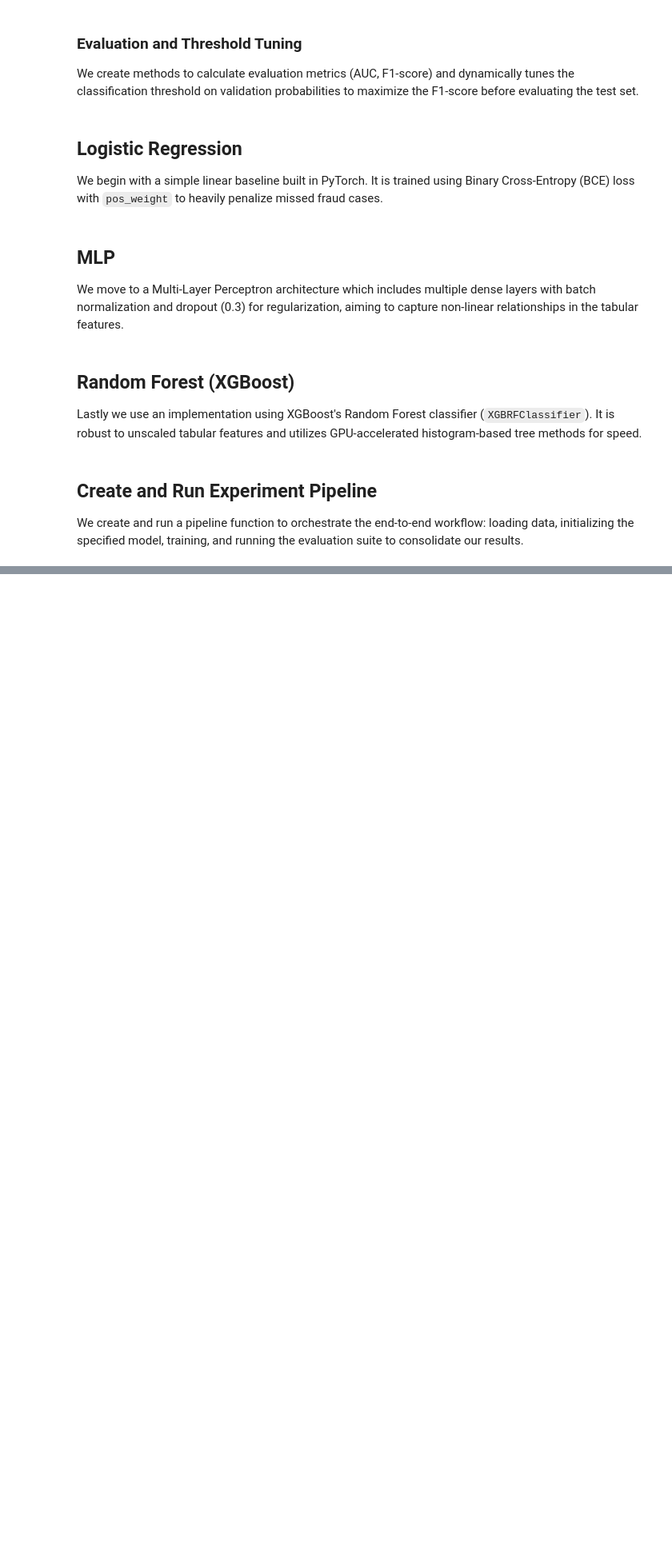
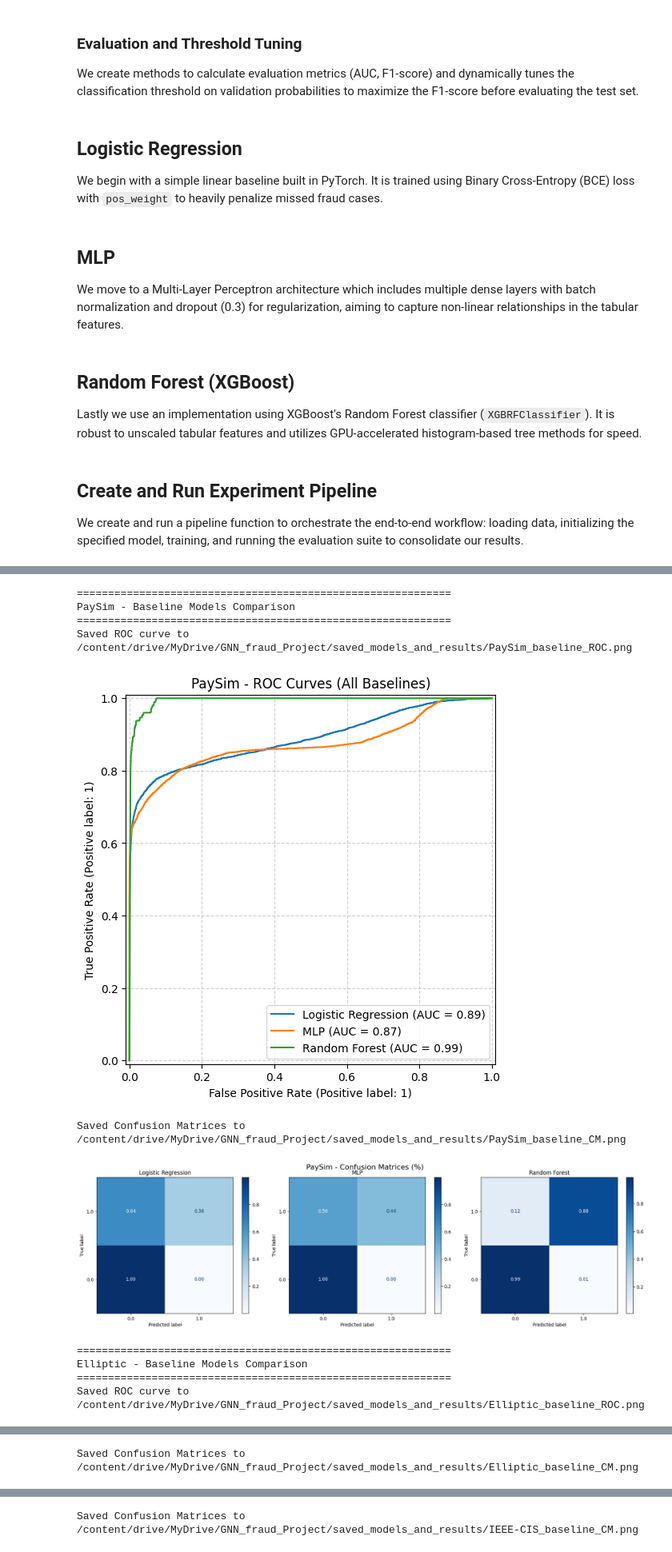
Before and after one commit to iking919/Detecting_Financial_Fraud_via_GNNs, a Jupyter notebook: notebooks/03_baseline_models.ipynb, the cells around one changed output, grey strips where cells are left out. Shown at 80% size. Cells and saved outputs as stored; diff of their text form; code cells hidden in the pictures; blank space fills up the shorter version.

```diff
--- a/notebooks/03_baseline_models.ipynb
+++ b/notebooks/03_baseline_models.ipynb
@@ -629,0 +521,60 @@ IEEE-CIS - Best Model: Random Forest (F1: 0.4166)
+# %%
+import os
+from sklearn.metrics import RocCurveDisplay, ConfusionMatrixDisplay
+import matplotlib.pyplot as plt
+
+save_dir = '/content/drive/MyDrive/GNN_fraud_Project/saved_models_and_results'
+os.makedirs(save_dir, exist_ok=True)
+
+for dataset, models in all_results.items():
+    print(f"\n{'='*60}\n{dataset} - Baseline Models Comparison\n{'='*60}")
+
+    # 1. Overlayed ROC Curves
+    fig_roc, ax_roc = plt.subplots(figsize=(8, 6))
+    for model_name, (y_test, y_pred, y_prob) in models.items():
+        RocCurveDisplay.from_predictions(y_test, y_prob, name=model_name, ax=ax_roc)
+    ax_roc.set_title(f"{dataset} - ROC Curves (All Baselines)")
+    ax_roc.grid(True, linestyle='--', alpha=0.6)
+
+    roc_path = os.path.join(save_dir, f"{dataset}_baseline_ROC.png")
+    plt.savefig(roc_path, bbox_inches='tight')
+    print(f"Saved ROC curve to {roc_path}")
+    plt.show()
+
+    # 2. Side-by-side Confusion Matrices
+    num_models = len(models)
+    fig_cm, axes_cm = plt.subplots(1, num_models, figsize=(6 * num_models, 5))
+    if num_models == 1:
+        axes_cm = [axes_cm]
+
+    for ax, (model_name, (y_test, y_pred, y_prob)) in zip(axes_cm, models.items()):
+        disp = ConfusionMatrixDisplay.from_predictions(
+            y_test,
+            y_pred,
+            normalize='true',
+            values_format=".2f",
+            ax=ax,
+            cmap='Blues'
+        )
+        ax.set_title(f"{model_name}")
+        disp.ax_.invert_yaxis()
+
+    fig_cm.suptitle(f"{dataset} - Confusion Matrices (%)", fontsize=16)
+    plt.tight_layout()
+
+    cm_path = os.path.join(save_dir, f"{dataset}_baseline_CM.png")
+    plt.savefig(cm_path, bbox_inches='tight')
+    print(f"Saved Confusion Matrices to {cm_path}")
+    plt.show()
+# %% [output]
+============================================================
+PaySim - Baseline Models Comparison
+============================================================
+Saved ROC curve to /content/drive/MyDrive/GNN_fraud_Project/saved_models_and_results/PaySim_baseline_ROC.png
+[figure, added]
+Saved Confusion Matrices to /content/drive/MyDrive/GNN_fraud_Project/saved_models_and_results/PaySim_baseline_CM.png
+[figure, added]
+============================================================
+Elliptic - Baseline Models Comparison
+============================================================
+Saved ROC curve to /content/drive/MyDrive/GNN_fraud_Project/saved_models_and_results/Elliptic_baseline_ROC.png
@@ -629,0 +582 @@ IEEE-CIS - Best Model: Random Forest (F1: 0.4166)
+Saved Confusion Matrices to /content/drive/MyDrive/GNN_fraud_Project/saved_models_and_results/Elliptic_baseline_CM.png
@@ -629,0 +589 @@ IEEE-CIS - Best Model: Random Forest (F1: 0.4166)
+Saved Confusion Matrices to /content/drive/MyDrive/GNN_fraud_Project/saved_models_and_results/IEEE-CIS_baseline_CM.png
```
Also changed, not shown: parts of 9 cells of this notebook.
